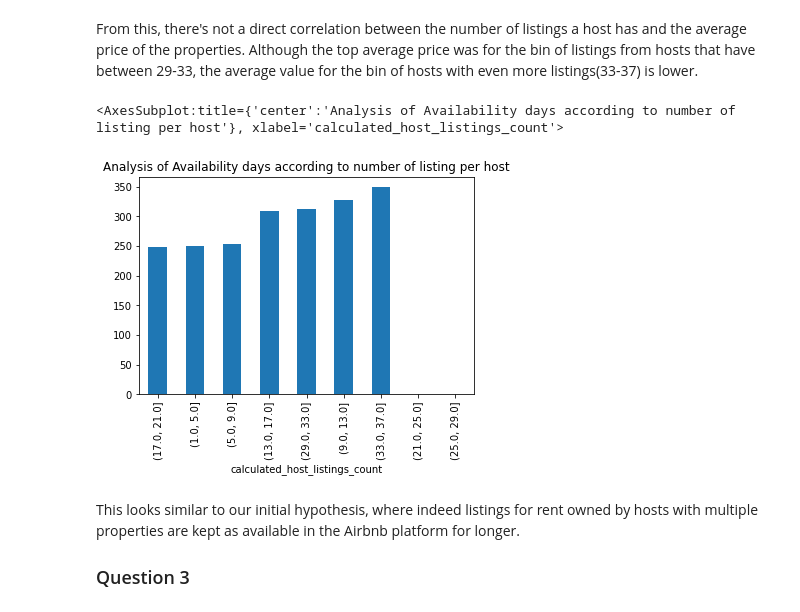
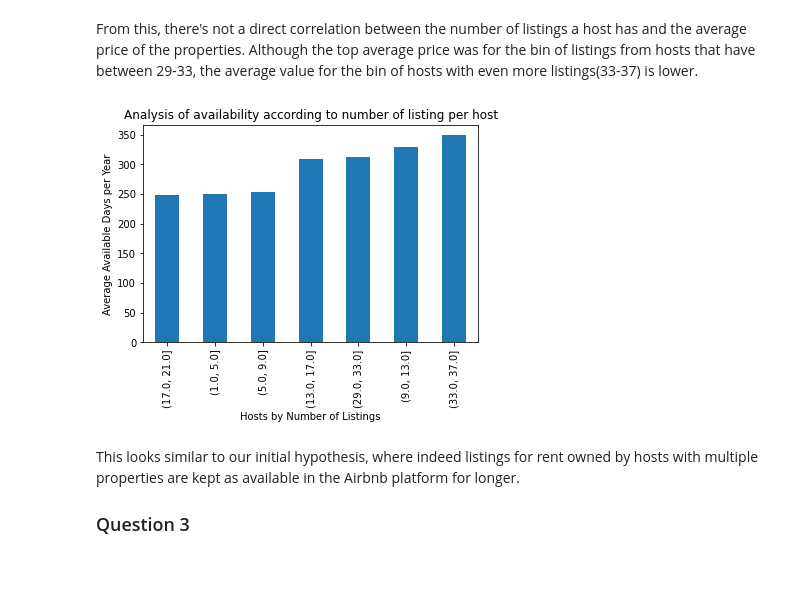
Before and after one commit to adaltof/seattle-airbnb, a Jupyter notebook: Seattle-AirBnb-Project.ipynb, the cells around one changed output. Cells and saved outputs as stored; diff of their text form; code cells hidden in the pictures; blank space fills up the shorter version.

```diff
--- a/Seattle-AirBnb-Project.ipynb
+++ b/Seattle-AirBnb-Project.ipynb
@@ -159,10 +172,16 @@ group_by_listing_count.mean().price.sort_values().plot(kind='bar', title='Analys
 From this, there's not a direct correlation between the number of listings a host has and the average price of the properties. Although the top average price was for the bin of listings from hosts that have between 29-33, the average value for the bin of hosts with even more listings(33-37) is lower.
 # %%
 # Plot average rent prices grouped by number of listings per host
-group_by_listing_count.mean().availability_365.sort_values().plot(kind='bar', title='Analysis of Availability days according to number of listing per host')
+grouped_availability = group_by_listing_count.mean().availability_365.sort_values()
+
+#Let's remove 0s by transforming in NA and then dropna
+grouped_availability = grouped_availability[grouped_availability != 0]
+grouped_availability = grouped_availability.dropna()
+
+# Now we can  plot
+_ = grouped_availability.plot(kind='bar', ylabel = 'Average Available Days per Year', xlabel = 'Hosts by Number of Listings', title='Analysis of availability according to number of listing per host')
 # %% [output]
-<AxesSubplot:title={'center':'Analysis of Availability days according to number of listing per host'}, xlabel='calculated_host_listings_count'>
-[figure, old version]
+[figure, new version]
 # %% [markdown]
 This looks similar to our initial hypothesis, where indeed listings for rent owned by hosts with multiple properties are kept as available in the Airbnb platform for longer.
 
```
Also changed, not shown: parts of 4 cells of this notebook.
